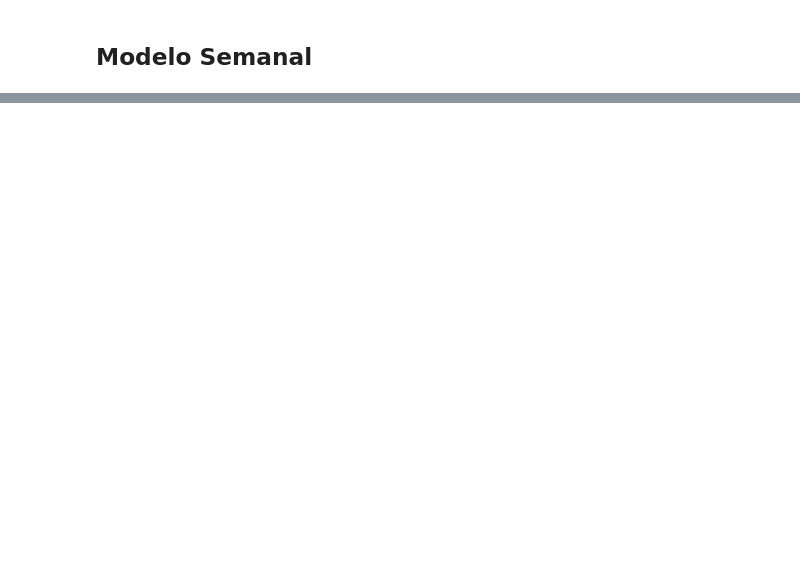
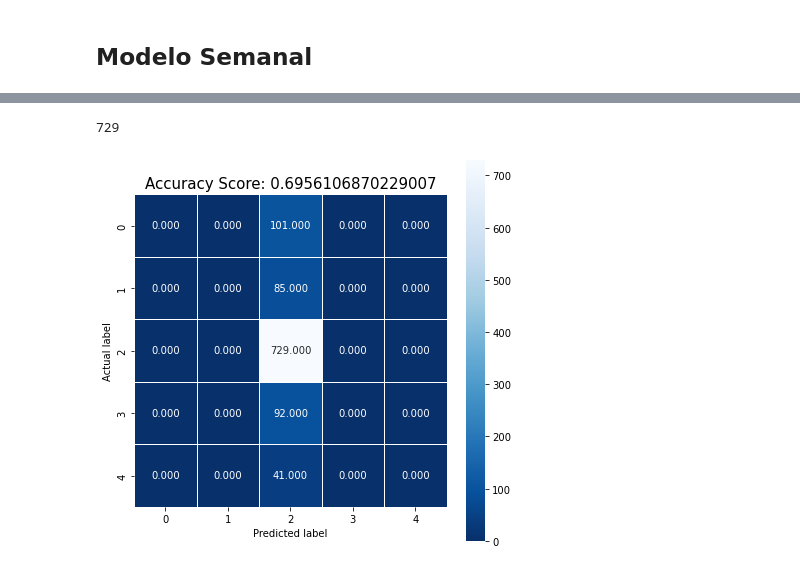
Before and after one commit to dgilrua/proyecto2-analitica, a Jupyter notebook: main.ipynb, the cells around one changed output, grey strips where cells are left out. Cells and saved outputs as stored; diff of their text form; code cells hidden in the pictures; blank space fills up the shorter version.

```diff
--- a/main.ipynb
+++ b/main.ipynb
@@ -825,0 +822,12 @@ print(abs(MSE1-MSE2)/((MSE1+MSE2)/2))
+# %%
+def predecir_semanal(dataf,target,semana,tipo):
+    dataf=dataf[dataf['SEMANA'] == semana]
+    predecir=entrenar_modelo_multi(dataf,target)
+    cm, accuracy, mse, mae, r2 = predecir
+    predict=cm[tipo][tipo]
+    return predict
+# %%
+predecir_semanal(df_semanal,'CLASE_ACCIDENTE','40',2)
+# %% [output]
+729
+[figure, added]
```
Also changed, not shown: parts of 18 cells of this notebook.
